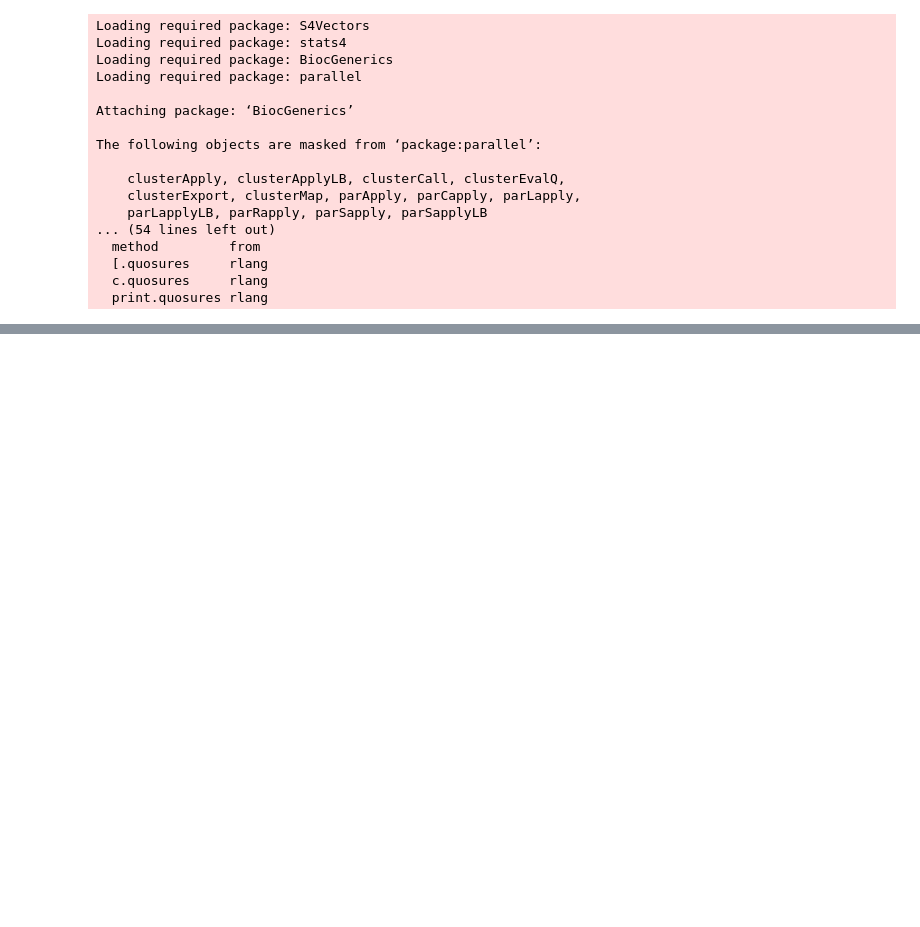
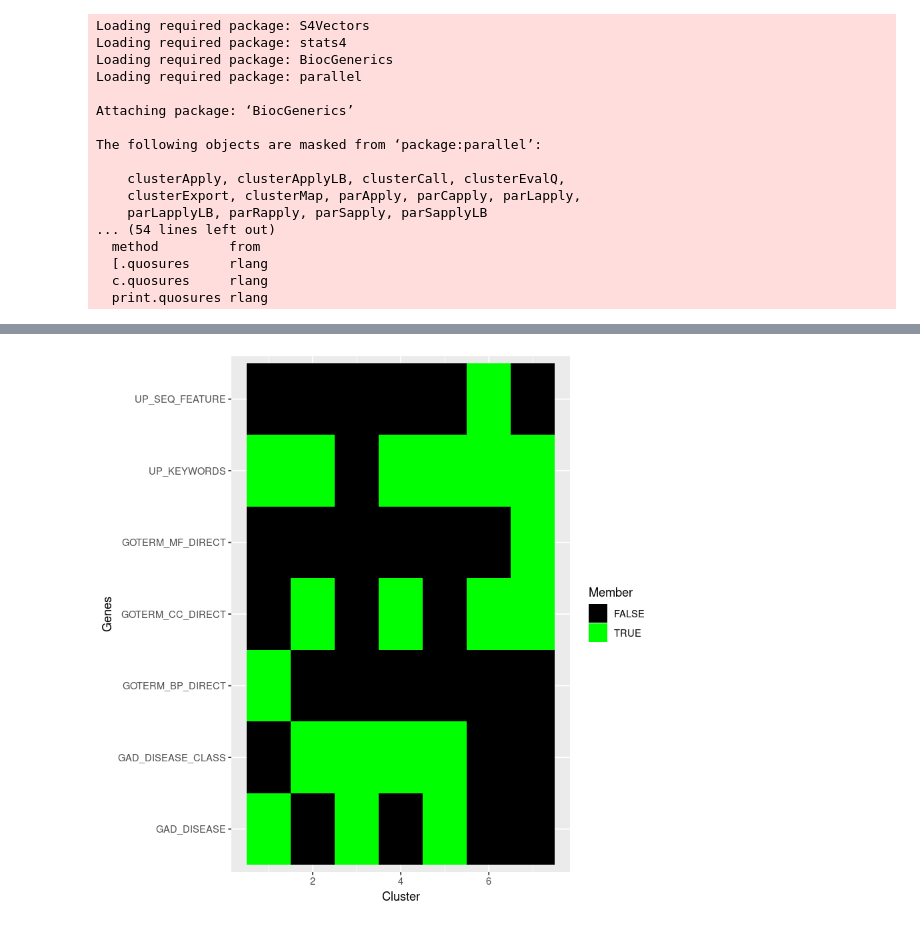
Before and after one commit to torpidfox/bioinf, a Jupyter notebook: rnaseq.ipynb, the cells around one changed output, grey strips where cells are left out. Saved outputs shown, nothing was run; the diff lists cells and outputs as text; code cells hidden in the pictures; blank space fills up the shorter version.

```diff
--- a/rnaseq.ipynb
+++ b/rnaseq.ipynb
@@ -167,0 +199,5 @@ low counts [2]     : 6065, 35%
+# %%
+david_results <-DAVIDGeneCluster("david_cluster.txt")
+plot2D(david_results)
+# %% [output]
+[figure, added]
```
Also changed, not shown: parts of 16 cells of this notebook.
